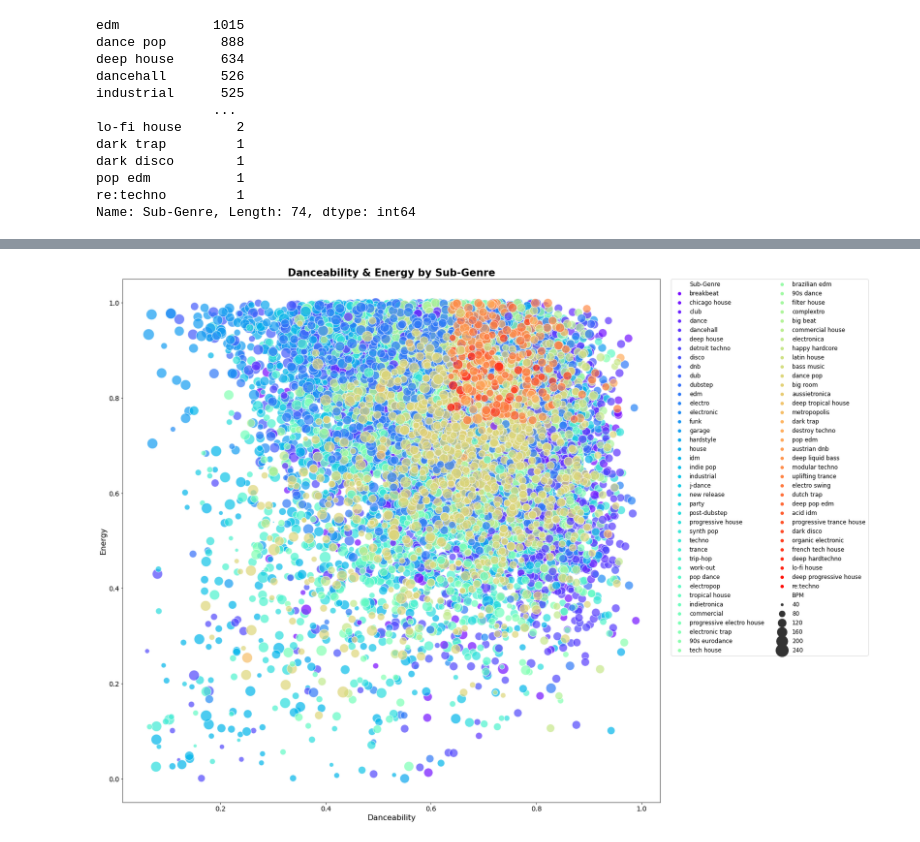
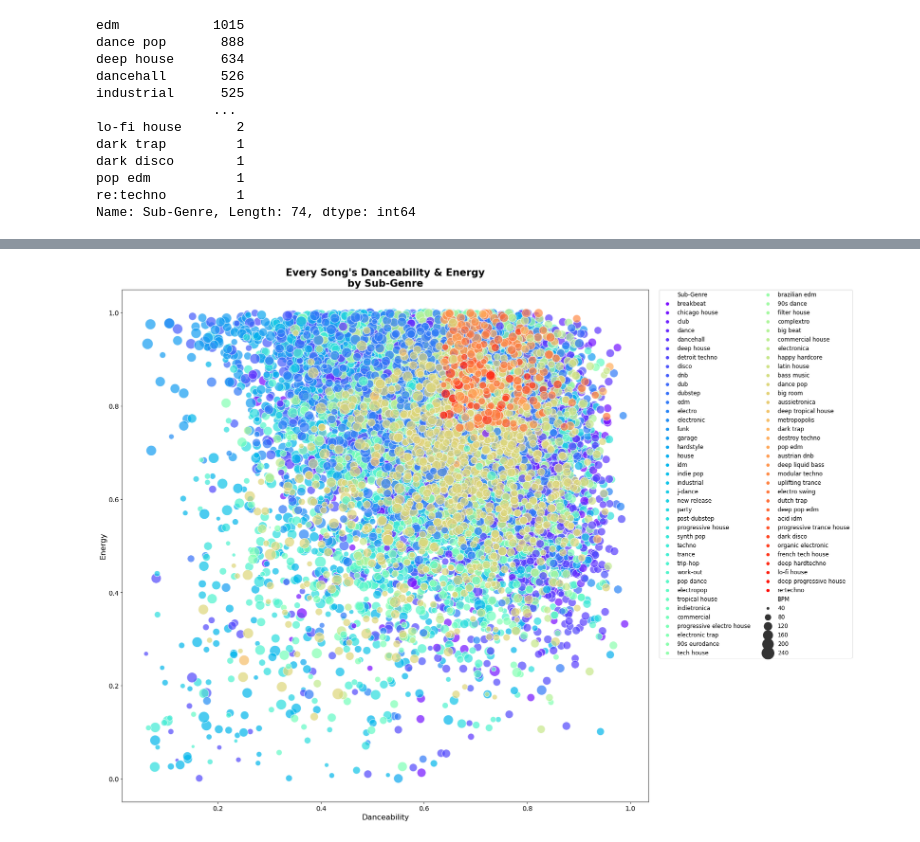
Before and after one commit to modernmediagrp/spotify-recommendation-system, a Jupyter notebook: main_notebook.ipynb, the cells around one changed output, grey strips where cells are left out. Drawn from its saved outputs; the diff is of its cells as text; code cells hidden in the pictures.

```diff
--- a/main_notebook.ipynb
+++ b/main_notebook.ipynb
@@ -827,16 +889,16 @@ Name: Sub-Genre, Length: 74, dtype: int64
 # %%
 plt.figure(figsize=(20,20))
 
 ax = sns.scatterplot(data=final_dataset, x='Danceability', y='Energy',
                      hue='Sub-Genre', palette='rainbow',
                      size='BPM', sizes=(10,700),
                      alpha=0.7)
 
 ax.legend(bbox_to_anchor=(1.02, 1), loc=2, borderaxespad=0., fontsize=12, ncol=2)
 plt.xticks(fontsize=14)
 plt.yticks(fontsize=14)
 plt.xlabel('Danceability', fontsize=16)
 plt.ylabel('Energy', fontsize=16)
-plt.title('Danceability & Energy by Sub-Genre', fontsize=21, fontweight='bold');
+plt.title("Every Song's Danceability & Energy\nby Sub-Genre", fontsize=21, fontweight='bold');
 # %% [output]
-[figure, old version]
+[figure, new version]
```
Also changed, not shown: parts of 11 cells of this notebook.
